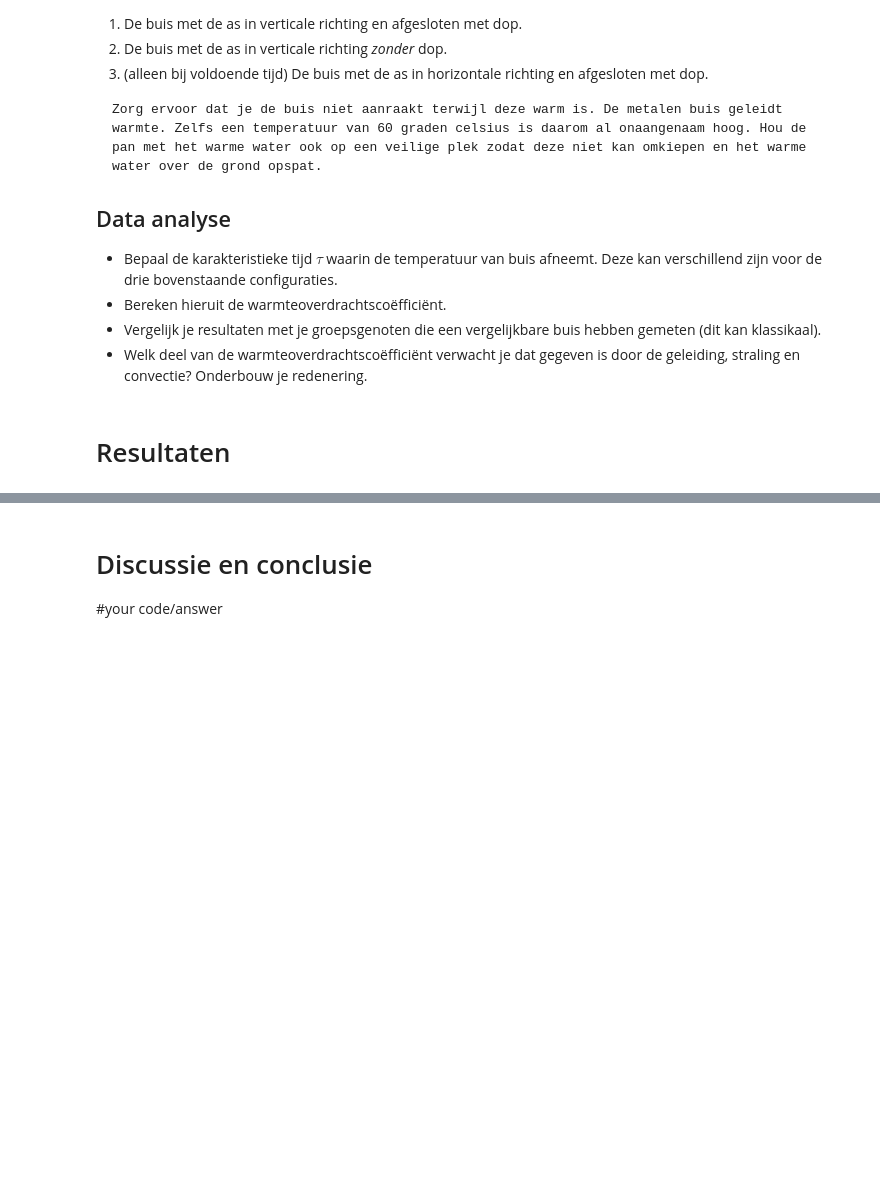
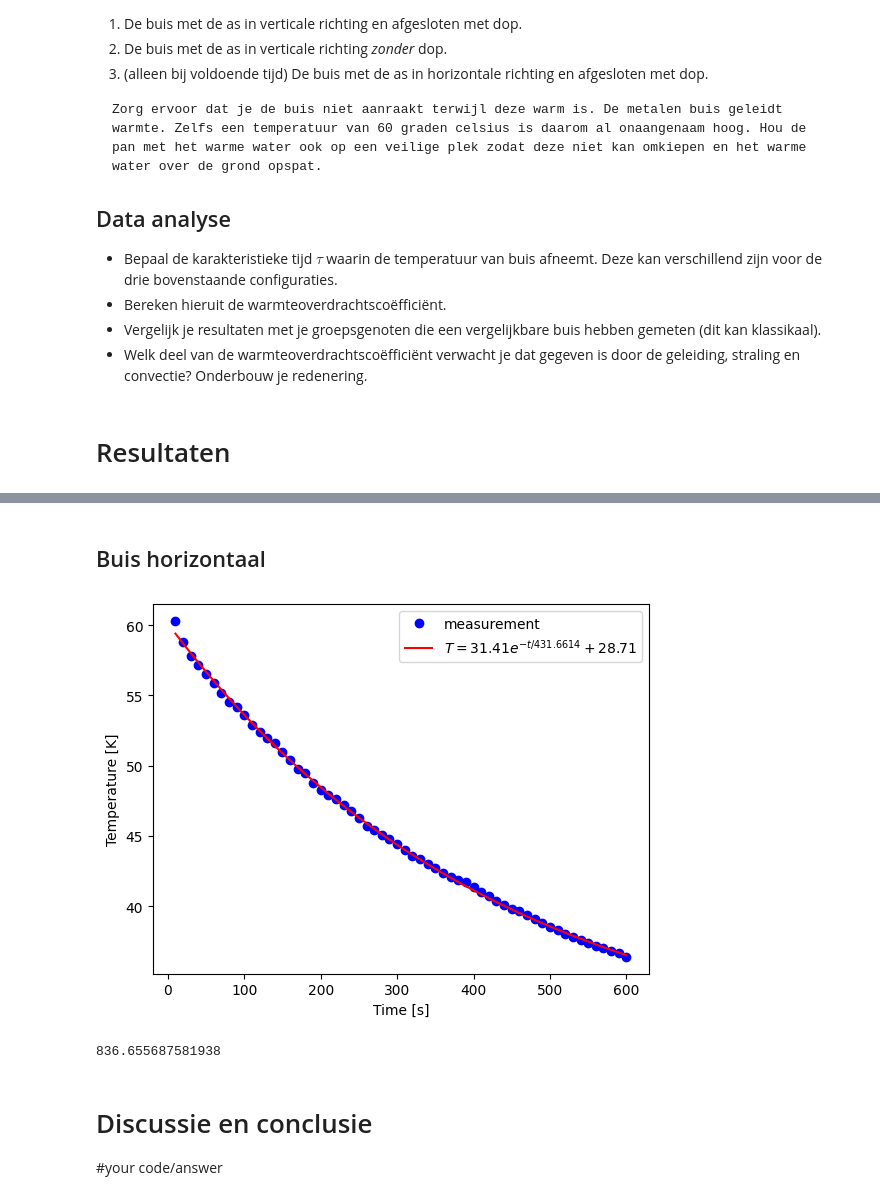
Before and after one commit to thaak123/19, a Jupyter notebook: Content/Labs/koelbuis.ipynb, the cells around one changed output, grey strips where cells are left out. Saved outputs shown, nothing was run; the diff lists cells and outputs as text; code cells hidden in the pictures; blank space fills up the shorter version.

```diff
--- a/Content/Labs/koelbuis.ipynb
+++ b/Content/Labs/koelbuis.ipynb
@@ -221,3 +224,57 @@ nan
+# %% [markdown]
+## Buis horizontaal
+# %%
+# Hier de data en de analyse
+
+import numpy as np
+import matplotlib.pyplot as plt
+from scipy.optimize import curve_fit
+
+def exp_func(t, A, tau, T_omg):
+    # A is verschiltemperatuur met omgeving aan start
+    # tau is de karakteristieke tijd voor de koeling
+    # T_omg is de omgevingstemperatuur
+    return (A * np.exp(-t/tau) + T_omg)
+
+buitenoppervlak = 0.000424684 # bepaal zelf in m^2
+warmtecapaciteit = 153.375476 # bepaal de warmtecapaciteit in J/K
+
+temps = np.array([60.3, 58.8, 57.8, 57.2, 56.5, 55.9, 55.2, 54.5, 54.2, 53.6,
+ 52.9, 52.4, 52, 51.6, 51, 50.4, 49.8, 49.5, 48.8, 48.3,
+ 47.9, 47.6, 47.2, 46.8, 46.3, 45.7, 45.4, 45.1, 44.8, 44.4,
+ 44, 43.6, 43.4, 43, 42.7, 42.4, 42.1, 41.9, 41.7, 41.4,
+ 41, 40.7, 40.4, 40.1, 39.8, 39.7, 39.4, 39.1, 38.8, 38.5,
+ 38.3, 38, 37.8, 37.6, 37.4, 37.2, 37, 36.8, 36.7, 36.4])
+
+# pas beginwaardes aan naar schatting
+# Het aantal maxfev moet wellicht hoger voor goede convergentie van de waarde
+popt, pocv = curve_fit(exp_func, times, temps, p0=[50, 1000, 20], maxfev=5000)
+
+A_exp, tau_exp, T_omg_exp = popt
+
+y_fit = exp_func(times, *popt)
+
+plt.figure()
+plt.xlabel('Time [s]')
+plt.ylabel('Temperature [K]')
+
+plt.plot(times, temps, 'bo', label='measurement')
+plt.plot(times, y_fit, 'r-',
+         label='$T = %0.2f e^{-t/%0.4f} + %0.2f$' % (A_exp, tau_exp, T_omg_exp))
+
+plt.legend()
+
+plt.show()
+
+h_exp = (warmtecapaciteit) / (tau_exp * buitenoppervlak)
+
+print(h_exp) # warmteoverdrachtscoëfficiënt in W/m^2 K
+# Sla figuren op met
+#
+# plt.savefig("Figuren/naam.png", dpi=450)
+# %% [output]
+[figure, added]
+836.655687581938
 # %% [markdown]
 # Discussie en conclusie
 
```
Also changed, not shown: parts of 2 cells of this notebook, 3 other files.
